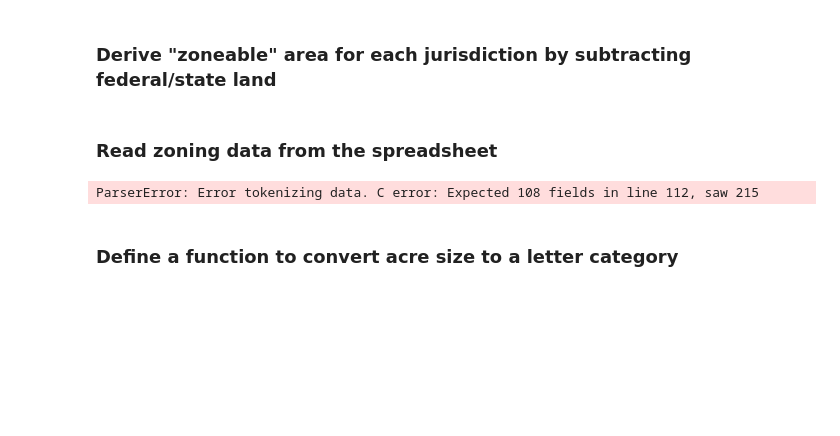
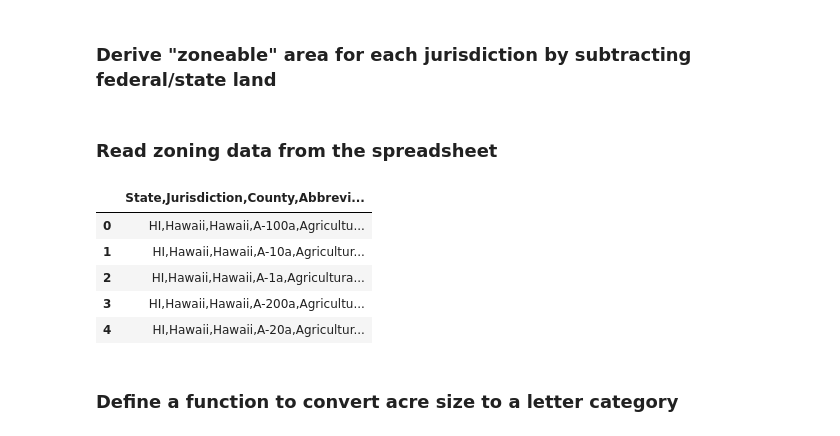
Before and after one commit to CodeWithAloha/Hawaii-Zoning-Atlas, a Jupyter notebook: data-pipeline/CombineJurisdictions.ipynb, the cells around one changed output. Saved outputs shown, nothing was run; the diff lists cells and outputs as text; code cells hidden in the pictures; blank space fills up the shorter version.

Commit message:
refactor: error handling

```diff
--- a/data-pipeline/CombineJurisdictions.ipynb
+++ b/data-pipeline/CombineJurisdictions.ipynb
@@ -123,12 +123,19 @@ combined_df['MunicipalAcres'] = combined_df.ZoneAcres -\
 # %% [markdown]
 ### Read zoning data from the spreadsheet
 # %%
-spreadsheet_path = '../data-pipeline/hawaii-zoning-data-new.csv'
+spreadsheet_path = './hawaii-zoning-data-new.csv'
 
-zoning = pd.read_csv(spreadsheet_path, skiprows=1)\
-    .loc[ :, 'State': 'Tooltip Notes' ]
+zoning = pd.read_table(spreadsheet_path, skiprows=1)#\
+    #.loc[ :, 'State': 'Tooltip Notes' ]
-# %% [output]
-ParserError: Error tokenizing data. C error: Expected 108 fields in line 112, saw 215
+# %%
+zoning.head()
+# %% [output]
+|  | State,Jurisdiction,County,Abbrevi... |
+| 0 | HI,Hawaii,Hawaii,A-100a,Agricultu... |
+| 1 | HI,Hawaii,Hawaii,A-10a,Agricultur... |
+| 2 | HI,Hawaii,Hawaii,A-1a,Agricultura... |
+| 3 | HI,Hawaii,Hawaii,A-200a,Agricultu... |
+| 4 | HI,Hawaii,Hawaii,A-20a,Agricultur... |
 # %%
 zoning['Tooltip Notes'] = zoning['Tooltip Notes'].fillna('')
 
```
Also changed, not shown: parts of 6 cells of this notebook.
